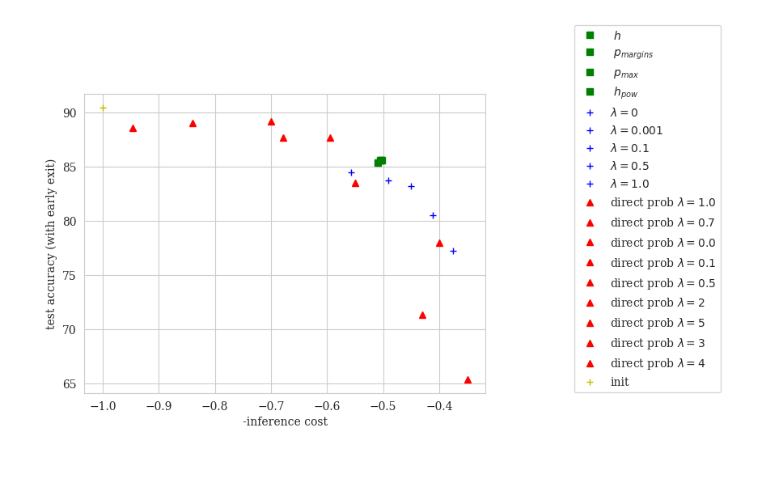
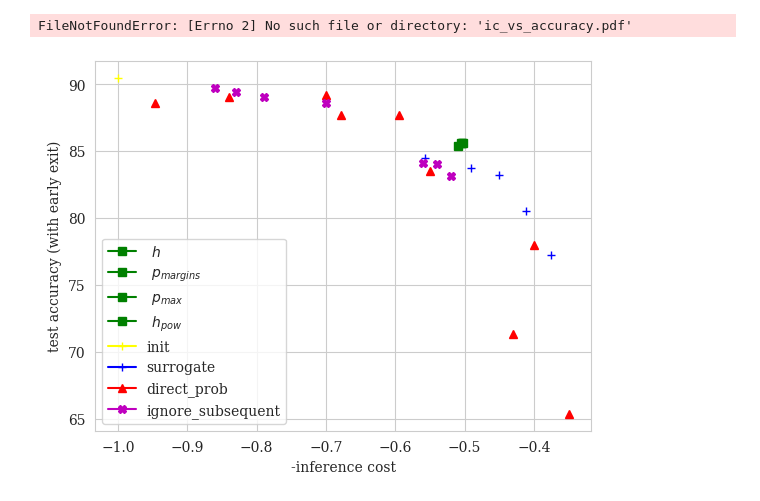
Before and after one commit to networkslab/dynn, a Jupyter notebook: src/notebooks/ce_ic_tradeoff.ipynb, the cells around one changed output. Cells and saved outputs as stored; diff of their text form; code cells hidden in the pictures; blank space fills up the shorter version.

Commit message:
Add sample points for ignore subsequent run

```diff
--- a/src/notebooks/ce_ic_tradeoff.ipynb
+++ b/src/notebooks/ce_ic_tradeoff.ipynb
@@ -16,8 +17,9 @@ cost_margins = 0.505
 cost_pmax = 0.503
 cost_powentropy = 0.5045
 
-hardcoded_results_list_dict = [{'label':r' $h$', 'cost': cost_entropy, 'gated_acc':gated_acc_entropy, 'marker': 'gs'},
-                         {'label':r' $p_{margins}$', 'cost': cost_margins, 'gated_acc':gated_acc_margins, 'marker': 'gs'},
-                         {'label':r' $p_{max}$', 'cost': cost_pmax, 'gated_acc':gated_acc_pmax, 'marker': 'gs'},
-                         {'label':r' $h_{pow}$', 'cost': cost_powentropy, 'gated_acc':gated_acc_powentropy, 'marker': 'gs'}]
+baseline_results_list_dict = [{'label':r' $h$', 'cost': cost_entropy, 'gated_acc':gated_acc_entropy, 'marker': 's', 'color': 'green', 'marker_label': r' $h$'},
+                               {'label':r' $p_{margins}$', 'cost': cost_margins, 'gated_acc':gated_acc_margins, 'marker': 's', 'color': 'green', 'marker_label': r' $p_{margins}$'},
+                               {'label':r' $p_{max}$', 'cost': cost_pmax, 'gated_acc':gated_acc_pmax, 'marker': 's', 'color': 'green', 'marker_label': r' $p_{max}$'},
+                               {'label':r' $h_{pow}$', 'cost': cost_powentropy, 'gated_acc':gated_acc_powentropy, 'marker': 's', 'color': 'green', 'marker_label': r' $h_{pow}$'},
+                              {'label':r'init', 'cost': 1, 'gated_acc':90.47, 'marker': '+', 'color': 'yellow', 'marker_label': 'init'}]
 # %%
@@ -40,23 +53,33 @@ hardcoded_results_list_dict.append({'label':r'init', 'cost': 1, 'gated_acc':90.4
 # %%
 font = {'family' : 'serif',
         'size'   : 10}
 
+combined_dicts = baseline_results_list_dict + surrogate_list_dict + direct_prob_list_dict + ignore_subsequent_list_dict
 matplotlib.rc('font', **font)
 fig = plt.figure()
 ax = plt.subplot(111)
-for dict_of_result in hardcoded_results_list_dict:
+legend_patches_dict = {}
+for dict_of_result in combined_dicts:
     label = dict_of_result['label']
+    marker_label = dict_of_result['marker_label']
     cost = dict_of_result['cost']
     marker = dict_of_result['marker']
     gated_acc = dict_of_result['gated_acc']
-    ax.plot(-cost, gated_acc, marker,label=label)
+    if not marker_label in legend_patches_dict.keys():
+        legend_patches_dict[marker_label] = {'color': dict_of_result['color'], 'marker': marker}
+    ax.plot(-cost, gated_acc, marker, color=dict_of_result['color'])
 # fig.xlabel('- inference cost')
+patches = []
+for patch in legend_patches_dict.keys():
+    patches.append(mlines.Line2D([], [], color=legend_patches_dict[patch]['color'], marker = legend_patches_dict[patch]['marker'], label=patch))
+ax.legend(handles=patches)
 ax.set_xlabel('-inference cost')
 ax.set_ylabel('test accuracy (with early exit)')
-ax.legend(bbox_to_anchor=(1.1, 1.05, 0.5, 0.2))
+# ax.legend(bbox_to_anchor=(1.1, 1.05, 0.5, 0.2))
 ax.set_in_layout(in_layout=True)
 plt.savefig('ic_vs_accuracy.pdf')
 # %% [output]
+FileNotFoundError: [Errno 2] No such file or directory: 'ic_vs_accuracy.pdf'
-[figure, old version]
+[figure, new version]
 # %%
 plt.close()
```
Also changed, not shown: parts of 3 cells of this notebook.
